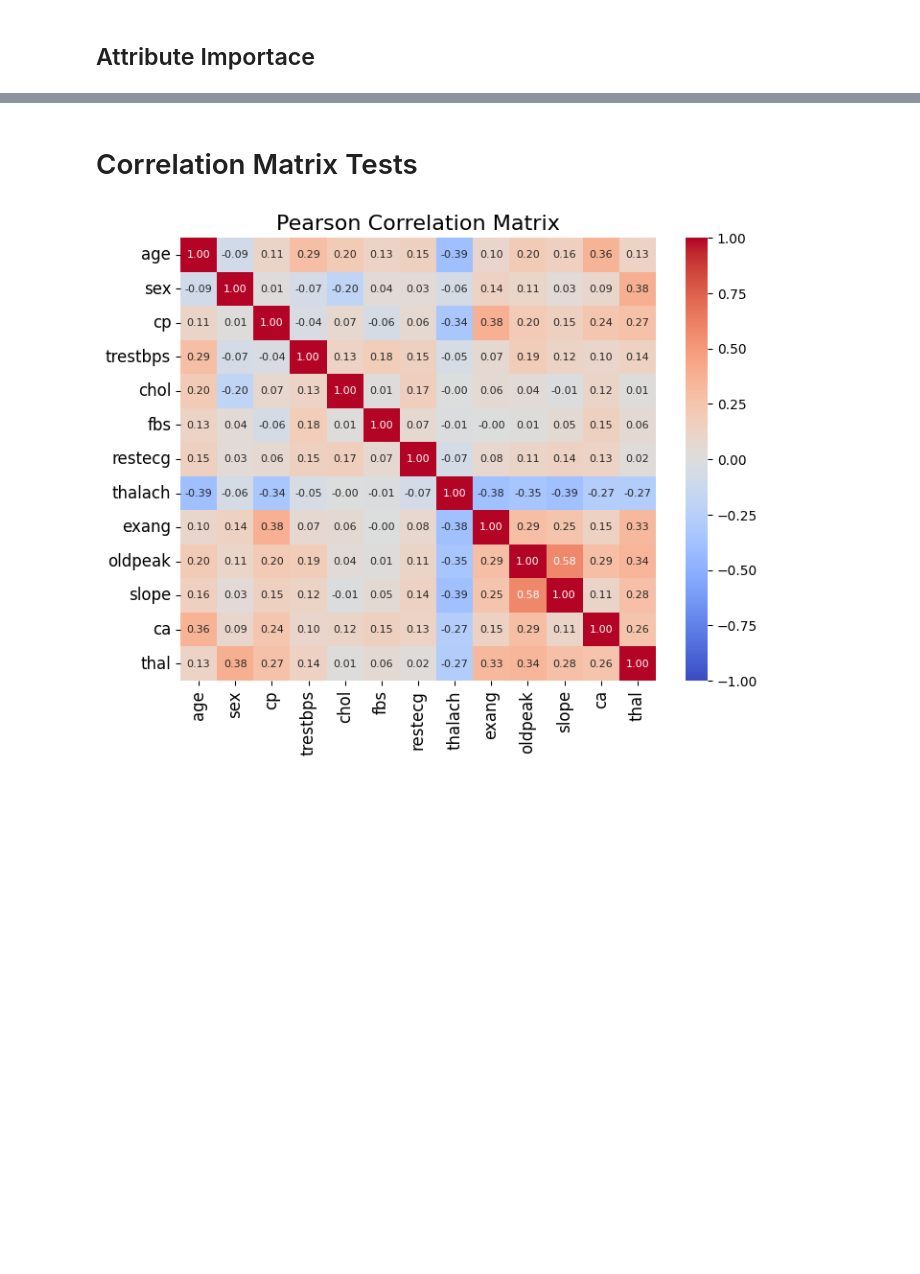
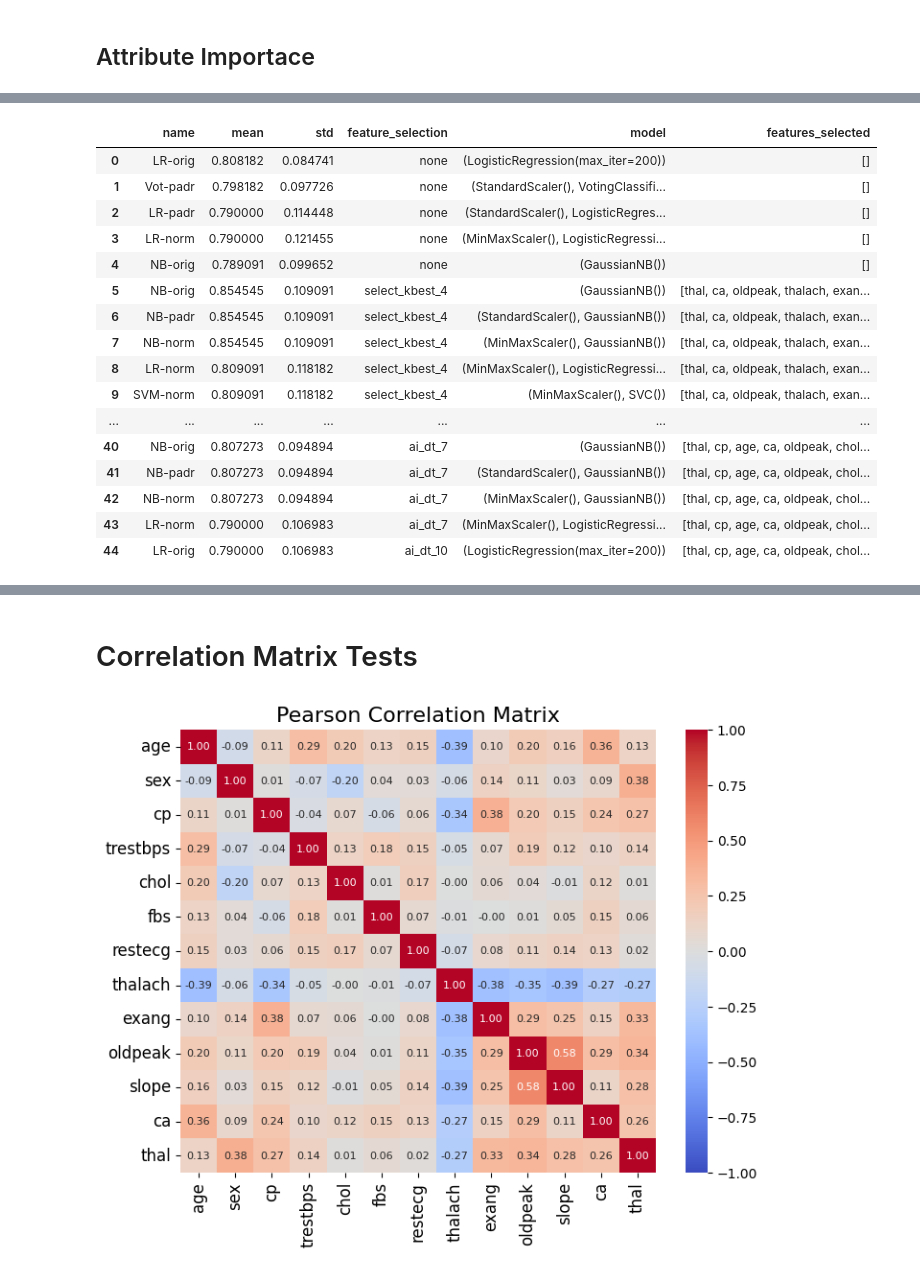
Before and after one commit to fangnes/pucrio_data_science_and_analytics, a Jupyter notebook: MVP_Machine_Learning_&_Analytics.ipynb, the cells around one changed output, grey strips where cells are left out. Drawn from its saved outputs; the diff is of its cells as text; code cells hidden in the pictures; blank space fills up the shorter version.

```diff
--- a/MVP_Machine_Learning_&_Analytics.ipynb
+++ b/MVP_Machine_Learning_&_Analytics.ipynb
@@ -924,0 +778,47 @@ eval_metric_mean_std_plot(ai_pip_results_10_dt, ai_pip_names_10_dt)
+# %%
+ai_data_et =  [(name, np.mean(results), np.std(results), 'ai_et_4',  pipelines_as_dict[name], ai_names_sorted_et) for name, results in zip(ai_pip_names_4_et,  ai_pip_results_4_et)]
+ai_data_et += [(name, np.mean(results), np.std(results), 'ai_et_7',  pipelines_as_dict[name], ai_names_sorted_et) for name, results in zip(ai_pip_names_7_et,  ai_pip_results_7_et)]
+ai_data_et += [(name, np.mean(results), np.std(results), 'ai_et_10', pipelines_as_dict[name], ai_names_sorted_et) for name, results in zip(ai_pip_names_10_et, ai_pip_results_10_et)]
+
+ai_data_et_sorted = sorted(ai_data_et, key=lambda x: x[1], reverse=True)
+# %%
+ai_data_rf =  [(name, np.mean(results), np.std(results), 'ai_rf_4',  pipelines_as_dict[name], ai_names_sorted_rf) for name, results in zip(ai_pip_names_4_rf,  ai_pip_results_4_rf)]
+ai_data_rf += [(name, np.mean(results), np.std(results), 'ai_rf_7',  pipelines_as_dict[name], ai_names_sorted_rf) for name, results in zip(ai_pip_names_7_rf,  ai_pip_results_7_rf)]
+ai_data_rf += [(name, np.mean(results), np.std(results), 'ai_rf_10', pipelines_as_dict[name], ai_names_sorted_rf) for name, results in zip(ai_pip_names_10_rf, ai_pip_results_10_rf)]
+
+ai_data_rf_sorted = sorted(ai_data_rf, key=lambda x: x[1], reverse=True)
+# %%
+ai_data_gb =  [(name, np.mean(results), np.std(results), 'ai_gb_4',  pipelines_as_dict[name], ai_names_sorted_gb) for name, results in zip(ai_pip_names_4_gb,  ai_pip_results_4_gb)]
+ai_data_gb += [(name, np.mean(results), np.std(results), 'ai_gb_7',  pipelines_as_dict[name], ai_names_sorted_gb) for name, results in zip(ai_pip_names_7_gb,  ai_pip_results_7_gb)]
+ai_data_gb += [(name, np.mean(results), np.std(results), 'ai_gb_10', pipelines_as_dict[name], ai_names_sorted_gb) for name, results in zip(ai_pip_names_10_gb, ai_pip_results_10_gb)]
+
+ai_data_gb_sorted = sorted(ai_data_gb, key=lambda x: x[1], reverse=True)
+# %%
+ai_data_dt =  [(name, np.mean(results), np.std(results), 'ai_dt_4',  pipelines_as_dict[name], ai_names_sorted_dt) for name, results in zip(ai_pip_names_4_dt,  ai_pip_results_4_dt)]
+ai_data_dt += [(name, np.mean(results), np.std(results), 'ai_dt_7',  pipelines_as_dict[name], ai_names_sorted_dt) for name, results in zip(ai_pip_names_7_dt,  ai_pip_results_7_dt)]
+ai_data_dt += [(name, np.mean(results), np.std(results), 'ai_dt_10', pipelines_as_dict[name], ai_names_sorted_dt) for name, results in zip(ai_pip_names_10_dt, ai_pip_results_10_dt)]
+
+ai_data_dt_sorted = sorted(ai_data_dt, key=lambda x: x[1], reverse=True)
+# %%
+best_models_selected = pipeline_data_sorted[0:5] + kbest_data_sorted[0:5] + rfe_data_lr_sorted[0:5] + rfe_data_svm_sorted[0:5] + rfe_data_rf_sorted[0:5] + ai_data_et_sorted[0:5] + ai_data_rf_sorted[0:5] + ai_data_gb_sorted[0:5] + ai_data_dt_sorted[0:5]
+
+df_all_models_results = pd.DataFrame(best_models_selected, columns=['name', 'mean', 'std', 'feature_selection', 'model', 'features_selected'])
+df_all_models_results
+# %% [output]
+|  | name | mean | std | feature_selection | model | features_selected |
+| 0 | LR-orig | 0.808182 | 0.084741 | none | (LogisticRegression(max_iter=200)) | [] |
+| 1 | Vot-padr | 0.798182 | 0.097726 | none | (StandardScaler(), VotingClassifi... | [] |
+| 2 | LR-padr | 0.790000 | 0.114448 | none | (StandardScaler(), LogisticRegres... | [] |
+| 3 | LR-norm | 0.790000 | 0.121455 | none | (MinMaxScaler(), LogisticRegressi... | [] |
+| 4 | NB-orig | 0.789091 | 0.099652 | none | (GaussianNB()) | [] |
+| 5 | NB-orig | 0.854545 | 0.109091 | select_kbest_4 | (GaussianNB()) | [thal, ca, oldpeak, thalach, exan... |
+| 6 | NB-padr | 0.854545 | 0.109091 | select_kbest_4 | (StandardScaler(), GaussianNB()) | [thal, ca, oldpeak, thalach, exan... |
+| 7 | NB-norm | 0.854545 | 0.109091 | select_kbest_4 | (MinMaxScaler(), GaussianNB()) | [thal, ca, oldpeak, thalach, exan... |
+| 8 | LR-norm | 0.809091 | 0.118182 | select_kbest_4 | (MinMaxScaler(), LogisticRegressi... | [thal, ca, oldpeak, thalach, exan... |
+| 9 | SVM-norm | 0.809091 | 0.118182 | select_kbest_4 | (MinMaxScaler(), SVC()) | [thal, ca, oldpeak, thalach, exan... |
+| ... | ... | ... | ... | ... | ... | ... |
+| 40 | NB-orig | 0.807273 | 0.094894 | ai_dt_7 | (GaussianNB()) | [thal, cp, age, ca, oldpeak, chol... |
+| 41 | NB-padr | 0.807273 | 0.094894 | ai_dt_7 | (StandardScaler(), GaussianNB()) | [thal, cp, age, ca, oldpeak, chol... |
+| 42 | NB-norm | 0.807273 | 0.094894 | ai_dt_7 | (MinMaxScaler(), GaussianNB()) | [thal, cp, age, ca, oldpeak, chol... |
+| 43 | LR-norm | 0.790000 | 0.106983 | ai_dt_7 | (MinMaxScaler(), LogisticRegressi... | [thal, cp, age, ca, oldpeak, chol... |
+| 44 | LR-orig | 0.790000 | 0.106983 | ai_dt_10 | (LogisticRegression(max_iter=200)) | [thal, cp, age, ca, oldpeak, chol... |
```
Also changed, not shown: parts of 40 cells of this notebook.
